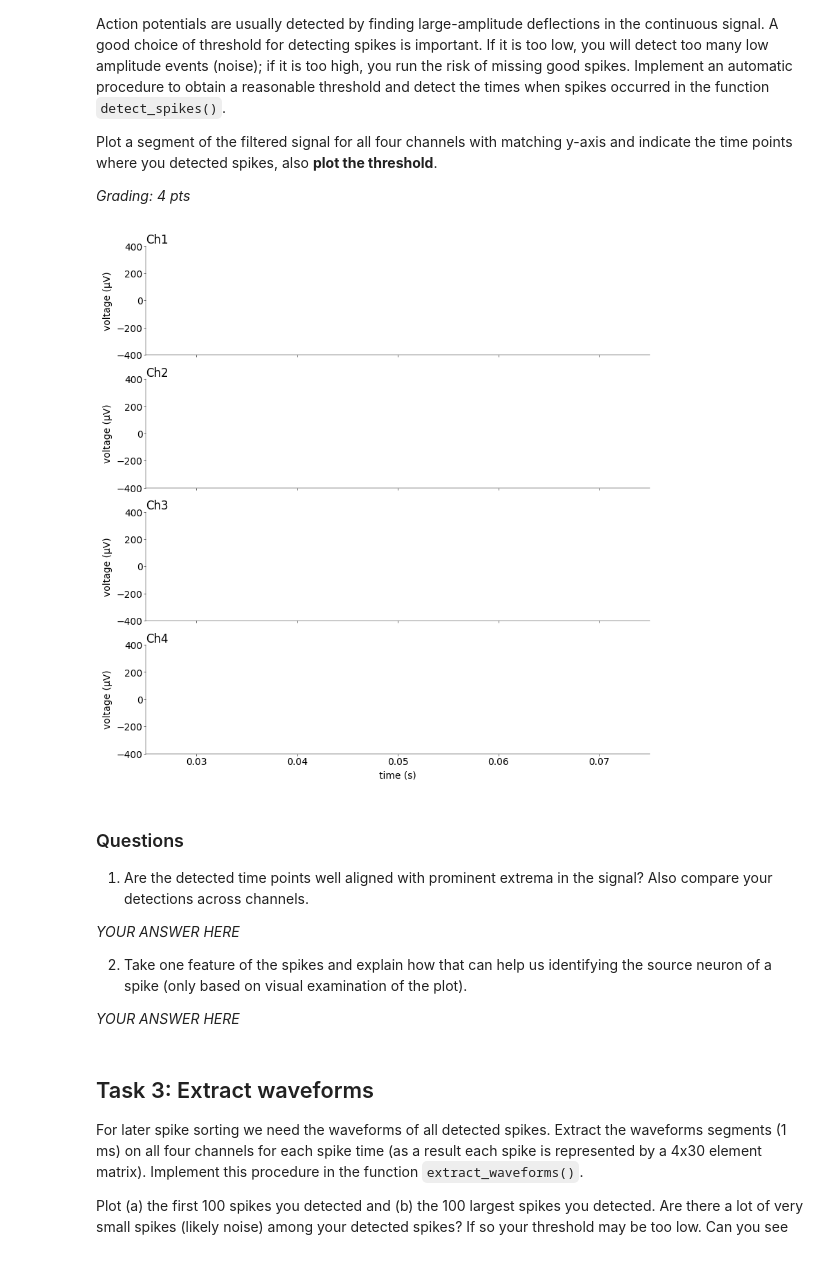
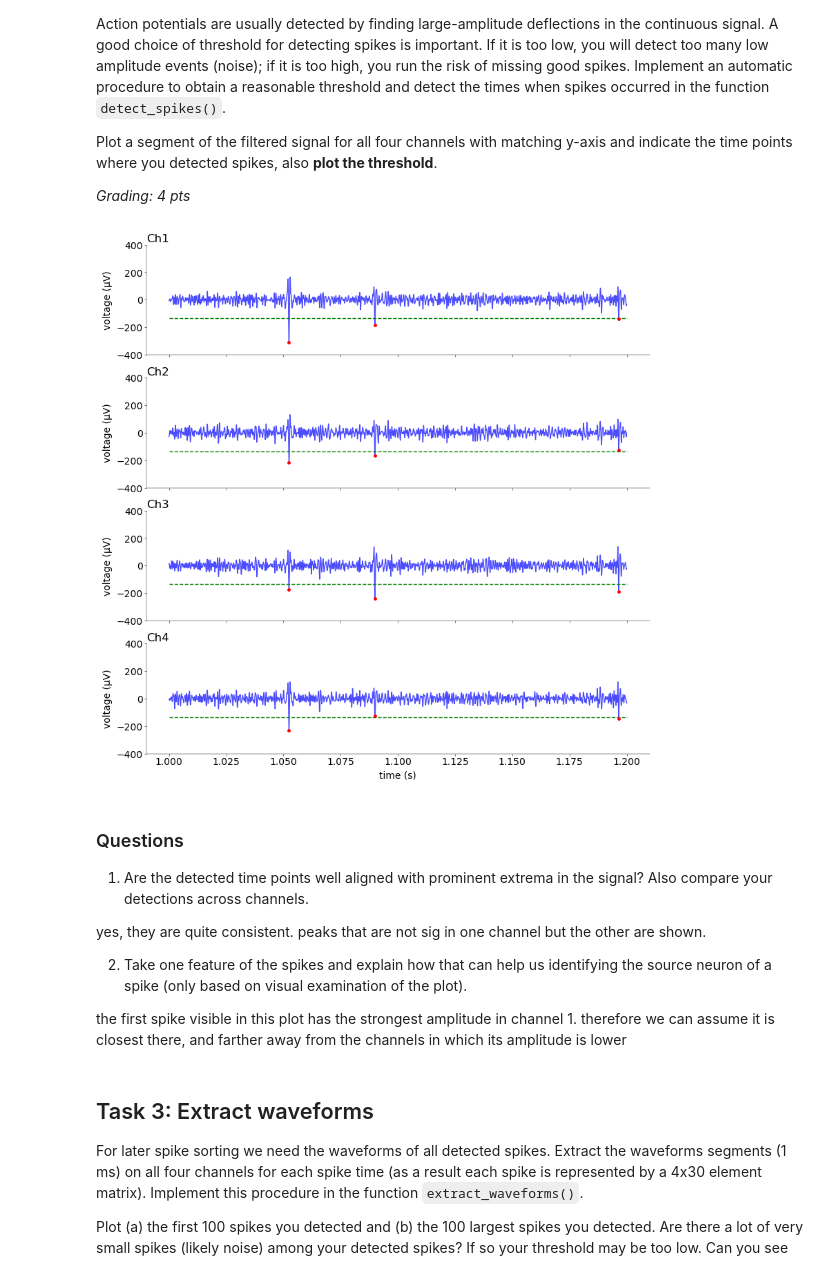
Before and after one commit to luciagrandegon/Neural-Data-Science-2026-Ex1, a Jupyter notebook: notebooks/CodingLab1.ipynb, the cells around one changed output. Saved outputs shown, nothing was run; the diff lists cells and outputs as text; code cells hidden in the pictures.

````diff
--- a/notebooks/CodingLab1.ipynb
+++ b/notebooks/CodingLab1.ipynb
@@ -163,21 +168,27 @@ fig, ax = plt.subplot_mosaic(
 # Plot raw and filtered signals for all 4 channels and answer the questions (1+1 pts)
 # ------------------------------------------------------------------------------------
 
-T = 100000
-t = np.arange(0, T) * dt
+t_start, t_end = 10, 11
+i_start, i_end = int(t_start * fs), int(t_end * fs)
 
-for i, (raw, filtered) in enumerate(mosaic):
-    ax[raw].set_xlim((0, 3))
+t = np.arange(t_start, t_end, dt)
+
+for channel, (raw, filtered) in enumerate(mosaic):
+
+    ax[raw].plot(t, x.iloc[i_start:i_end, channel])
+    ax[filtered].plot(t, xf.iloc[i_start:i_end, channel])
+
+    ax[raw].set_xlim((t_start, t_end))
     ax[raw].set_ylim((-1000, 1000))
 
-    ax[filtered].set_xlim((0, 3))
+    ax[filtered].set_xlim((t_start, t_end))
     ax[filtered].set_ylim((-400, 250))
 
     # Add labels and title
     ax[raw].set_ylabel("voltage (μV)")
     ax[raw].set_title(raw, loc="left")
     ax[filtered].set_title(filtered, loc="left")
-    if i != 3:
+    if channel != 3:
         ax[raw].set_xticklabels([])
         ax[filtered].set_xticklabels([])
     else:
@@ -263,42 +293,77 @@ def detect_spikes(
+# %%
+s, t_spikes, thrd = detect_spikes(xf, fs=fs, N=5, lockout=1)
 # %%
 mosaic = [
     ["Ch1"],
     ["Ch2"],
     ["Ch3"],
     ["Ch4"],
 ]
 fig, ax = plt.subplot_mosaic(
     mosaic=mosaic, figsize=(8, 8), layout="constrained", dpi=100
 )
 
 # ------------------------------------------------------------------------------
-# plot signal, threshold and detected spikes and answer the questions (1+1 pts)
+# plot signal, threshold and detected spikes
 # ------------------------------------------------------------------------------
+
+t_start, t_end = 1, 1.2
+i_start, i_end = int(t_start * fs), int(t_end * fs)
+
+# Continuous time vector for the x-axis (in seconds)
+t = np.arange(t_start, t_end, dt)
 
 for i, col in enumerate(cols):
 
+    # 1. Plot the continuous filtered signal
+    ax[col].plot(t, xf.iloc[i_start:i_end, i], color="blue", alpha=0.7)
+
+    # 2. Plot the threshold line
+    ax[col].hlines(
+        y=thrd, xmin=t_start, xmax=t_end, colors="green", linestyles="dashed"
+    )
+
+    # 3. Filter the spikes to only include those within the current plotting window
+    valid_spikes_mask = (s >= i_start) & (s < i_end)
+    spikes_in_window = s[valid_spikes_mask]
+
+    # 4. Calculate exact coordinates for the scatter plot
+    spike_times_sec = spikes_in_window / fs
+    spike_voltages = xf.iloc[spikes_in_window, i]
+
+    # 5. Overlay the spikes as distinct red dots
+    ax[col].plot(
+        spike_times_sec,
+        spike_voltages,
+        marker="o",
+        color="red",
+        linestyle="none",
+        markersize=2.5,
+    )
+
+    # Formatting
     ax[col].set_ylim((-400, 400))
-    ax[col].set_xlim((0.025, 0.075))
     ax[col].set_ylabel("voltage (μV)")
-
     ax[col].set_title(col, loc="left")
 
     if col != "Ch4":
         ax[col].set_xticklabels([])
     else:
         ax[col].set_xlabel("time (s)")
+
+plt.show()
 # %% [output]
-[figure, old version]
+[figure, new version]
 # %% [markdown]
 ### Questions
 
 1) Are the detected time points well aligned with prominent extrema in the signal? Also compare your detections across channels.
 
-_YOUR ANSWER HERE_
+yes, they are quite consistent. peaks that are not sig in one channel but the other are shown.
 
 2) Take one feature of the spikes and explain how that can help us identifying the source neuron of a spike (only based on visual examination of the plot).
 
-_YOUR ANSWER HERE_
+the first spike visible in this plot has the strongest amplitude in channel 1. therefore we can assume it is closest there, and farther away from the channels in which its amplitude is lower
 # %% [markdown]
 ## Task 3: Extract waveforms
 For later spike sorting we need the waveforms of all detected spikes. Extract the waveforms segments (1 ms) on all four channels for each spike time (as a result each spike is represented by a 4x30 element matrix). Implement this procedure in the function ```extract_waveforms()```.
````
Also changed, not shown: parts of 6 cells of this notebook.
